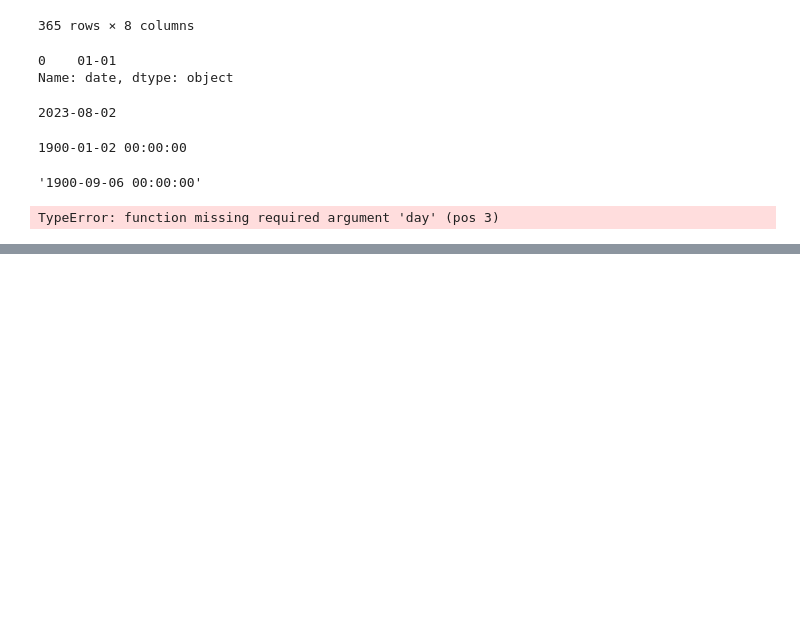
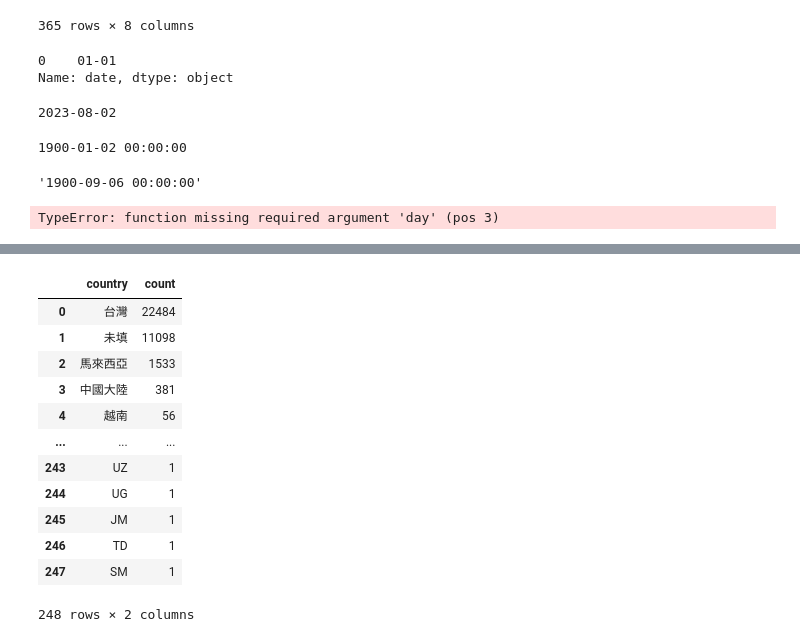
Before and after one commit to lnl1119/ewant_registration_datadashboard, a Jupyter notebook: preprocess.ipynb, the cells around one changed output, grey strips where cells are left out. Saved outputs shown, nothing was run; the diff lists cells and outputs as text; code cells hidden in the pictures; blank space fills up the shorter version.

```diff
--- a/preprocess.ipynb
+++ b/preprocess.ipynb
@@ -85,0 +213,26 @@ TypeError: function missing required argument 'day' (pos 3)
+# %%
+# https://www.cbc.gov.tw/public/attachment/83189591771.pdf
+country_dict = {
+    'TW' : '台灣', 'MY' : '馬來西亞', 'CN' : '中國大陸', 'VN' : '越南', 'PY' : '巴拉圭',
+    'HK' : '香港', 'ID' : '印尼', 'JP' : '日本', 'TH' : '泰國', 'MO' : '澳門',
+    'US' : '美國', 'AL' : '阿爾巴尼亞', 'PK' : '巴基斯坦', 'AU' : '澳大利亞', 'AE' : '阿拉伯聯合大公國',
+    'GM' : '甘比亞', 'CA' : '加拿大', 'KR' : '韓國', 'DE' : '德國', 'PH' : '菲律賓',
+    'IE' : '愛爾蘭','CY' : '塞普路斯', 'GB' : '英國', 'FR' : '法國', 'LU' : '盧森堡',
+    'TF' : '法屬南部屬地', 'PM' : '聖匹及密啟倫群島', 'SV' : '薩爾瓦多', 'MS' : '蒙瑟拉特島', 'BH' : '巴林',
+    'AF' : '阿富汗', 'SD' : '蘇丹'}
+country_count_df.replace({"country": country_dict},inplace=True)
+country_count_df
+# %% [output]
+|  | country | count |
+| 0 | 台灣 | 22484 |
+| 1 | 未填 | 11098 |
+| 2 | 馬來西亞 | 1533 |
+| 3 | 中國大陸 | 381 |
+| 4 | 越南 | 56 |
+| ... | ... | ... |
+| 243 | UZ | 1 |
+| 244 | UG | 1 |
+| 245 | JM | 1 |
+| 246 | TD | 1 |
+| 247 | SM | 1 |
+248 rows × 2 columns
```
Also changed, not shown: parts of 14 cells of this notebook, 6 other files.
